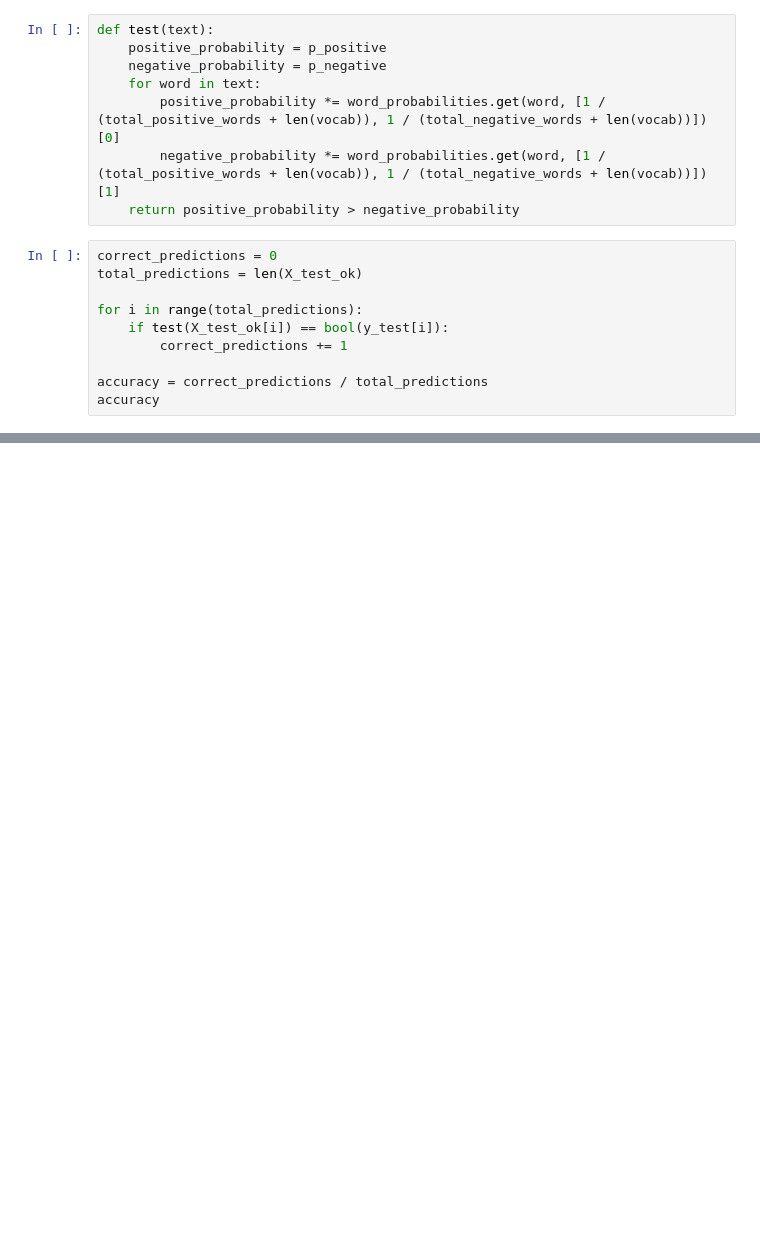
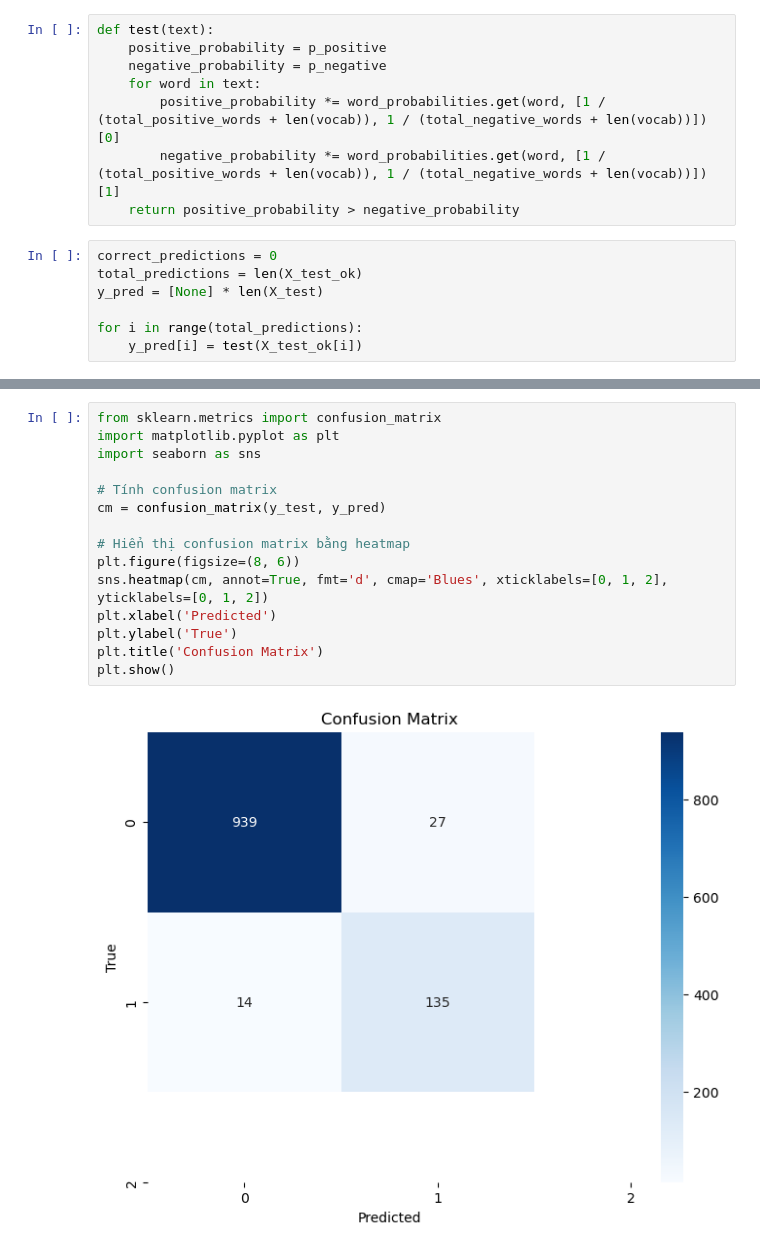
Before and after one commit to HiepDoTrong/NLP, a Jupyter notebook: Lab5_naive.ipynb, the cells around one changed output, grey strips where cells are left out. Drawn from its saved outputs; the diff is of its cells as text; blank space fills up the shorter version.

```diff
--- a/Lab5_naive.ipynb
+++ b/Lab5_naive.ipynb
@@ -212,10 +212,7 @@ def test(text):
 # %%
 correct_predictions = 0
 total_predictions = len(X_test_ok)
+y_pred = [None] * len(X_test)
 
 for i in range(total_predictions):
-    if test(X_test_ok[i]) == bool(y_test[i]):
-        correct_predictions += 1
-
-accuracy = correct_predictions / total_predictions
-accuracy
+    y_pred[i] = test(X_test_ok[i])
@@ -223,0 +230,17 @@ accuracy
+# %%
+from sklearn.metrics import confusion_matrix
+import matplotlib.pyplot as plt
+import seaborn as sns
+
+# Tính confusion matrix
+cm = confusion_matrix(y_test, y_pred)
+
+# Hiển thị confusion matrix bằng heatmap
+plt.figure(figsize=(8, 6))
+sns.heatmap(cm, annot=True, fmt='d', cmap='Blues', xticklabels=[0, 1, 2], yticklabels=[0, 1, 2])
+plt.xlabel('Predicted')
+plt.ylabel('True')
+plt.title('Confusion Matrix')
+plt.show()
+# %% [output]
+[figure, added]
```
Also changed, not shown: parts of 9 cells of this notebook, 4 other files.
